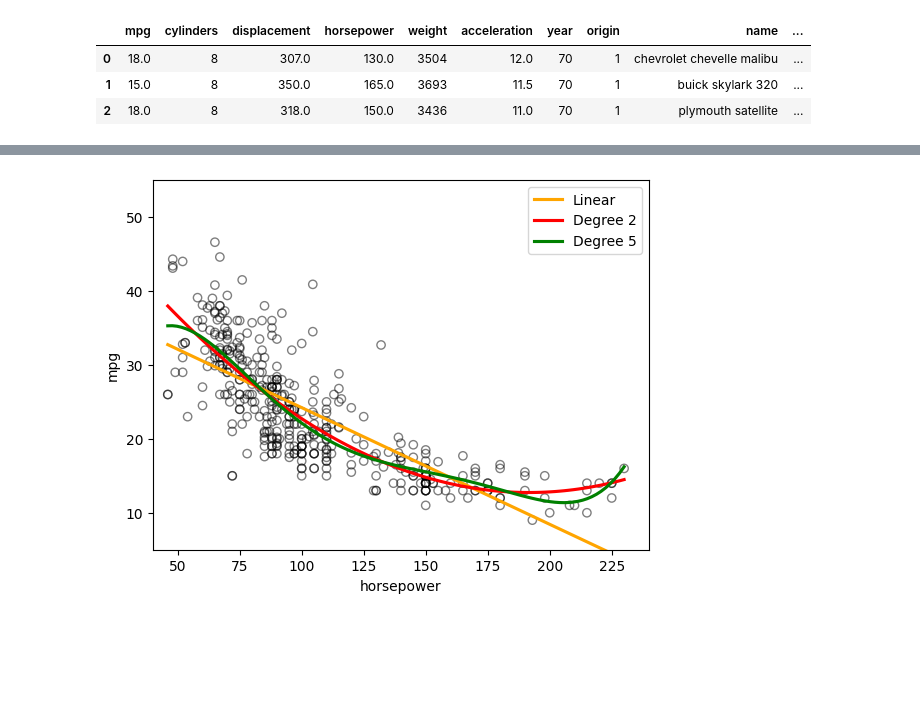
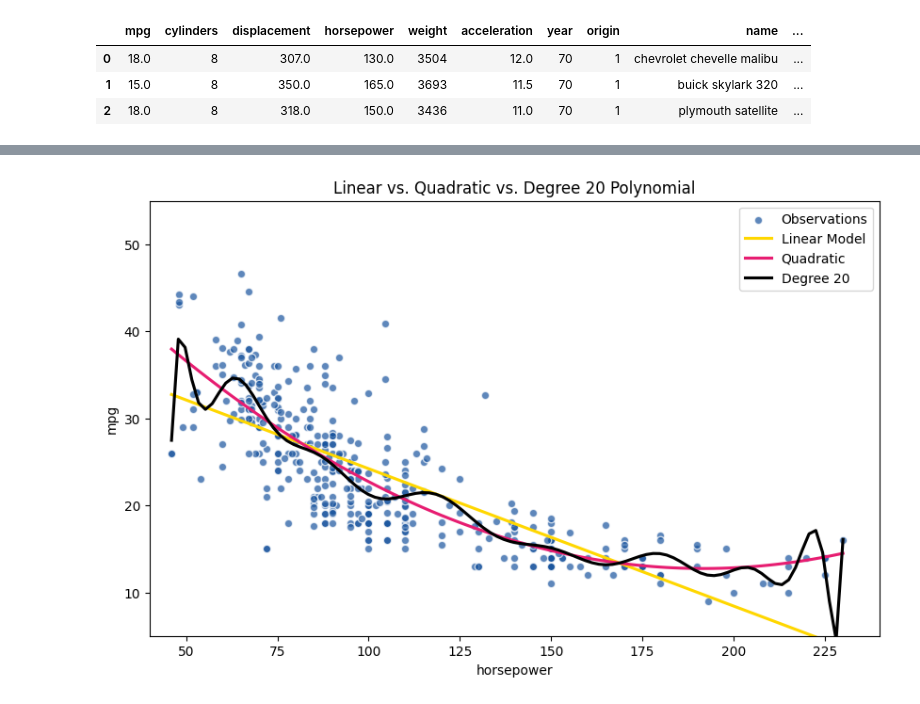
Before and after one commit to vincenzorrei/EDU-LinearRegression, a Jupyter notebook: auto.ipynb, the cells around one changed output, grey strips where cells are left out. Saved outputs shown, nothing was run; the diff lists cells and outputs as text; code cells hidden in the pictures; blank space fills up the shorter version.

Commit message:
Enhance auto

```diff
--- a/auto.ipynb
+++ b/auto.ipynb
@@ -87,0 +248,6 @@ est.summary().tables[1]
+# %%
+# Hexadecimal colors
+color_blue = "#1a559e"
+color_pink = "#e71d71"
+colore_black = "#0070c0"
+color_gold = "#FFD700"
@@ -88,12 +264,14 @@ est.summary().tables[1]
 # %%
 # With Seaborn's regplot() you can easily plot higher order polynomials.
-plt.scatter(auto.horsepower, auto.mpg, facecolors='None', edgecolors='k', alpha=.5)
-sns.regplot(x=auto.horsepower, y=auto.mpg, ci=None, label='Linear', scatter=False, color='orange')
-sns.regplot(x=auto.horsepower, y=auto.mpg, ci=None, label='Degree 2', order=2, scatter=False, color='red')
-sns.regplot(x=auto.horsepower, y=auto.mpg, ci=None, label='Degree 5', order=5, scatter=False, color='g')
+plt.figure(figsize=(10,6))
+plt.scatter(auto.horsepower, auto.mpg, facecolors=color_blue, edgecolors='white', alpha=.7, label='Observations')
+sns.regplot(x=auto.horsepower, y=auto.mpg, ci=None, label='Linear Model', scatter=False, color=color_gold)
+sns.regplot(x=auto.horsepower, y=auto.mpg, ci=None, label='Quadratic', order=2, scatter=False, color=color_pink)
+sns.regplot(x=auto.horsepower, y=auto.mpg, ci=None, label='Degree 20', order=20, scatter=False, color='black')
+plt.title('Linear vs. Quadratic vs. Degree 20 Polynomial')
 plt.legend()
 plt.ylim(5,55)
 plt.xlim(40,240)
 plt.show()
 # %% [output]
-[figure, old version]
+[figure, new version]
```
Also changed, not shown: parts of 18 cells of this notebook.
